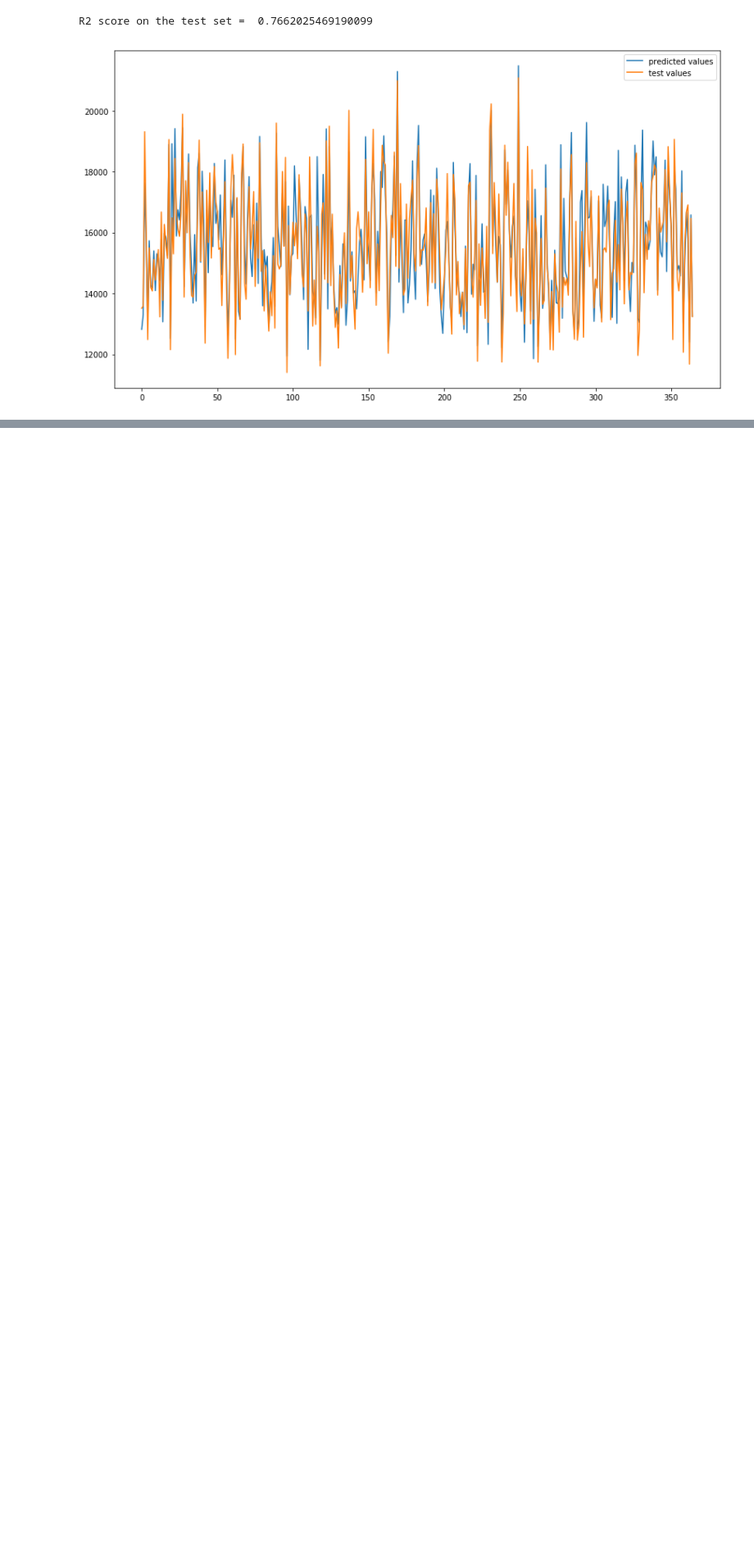
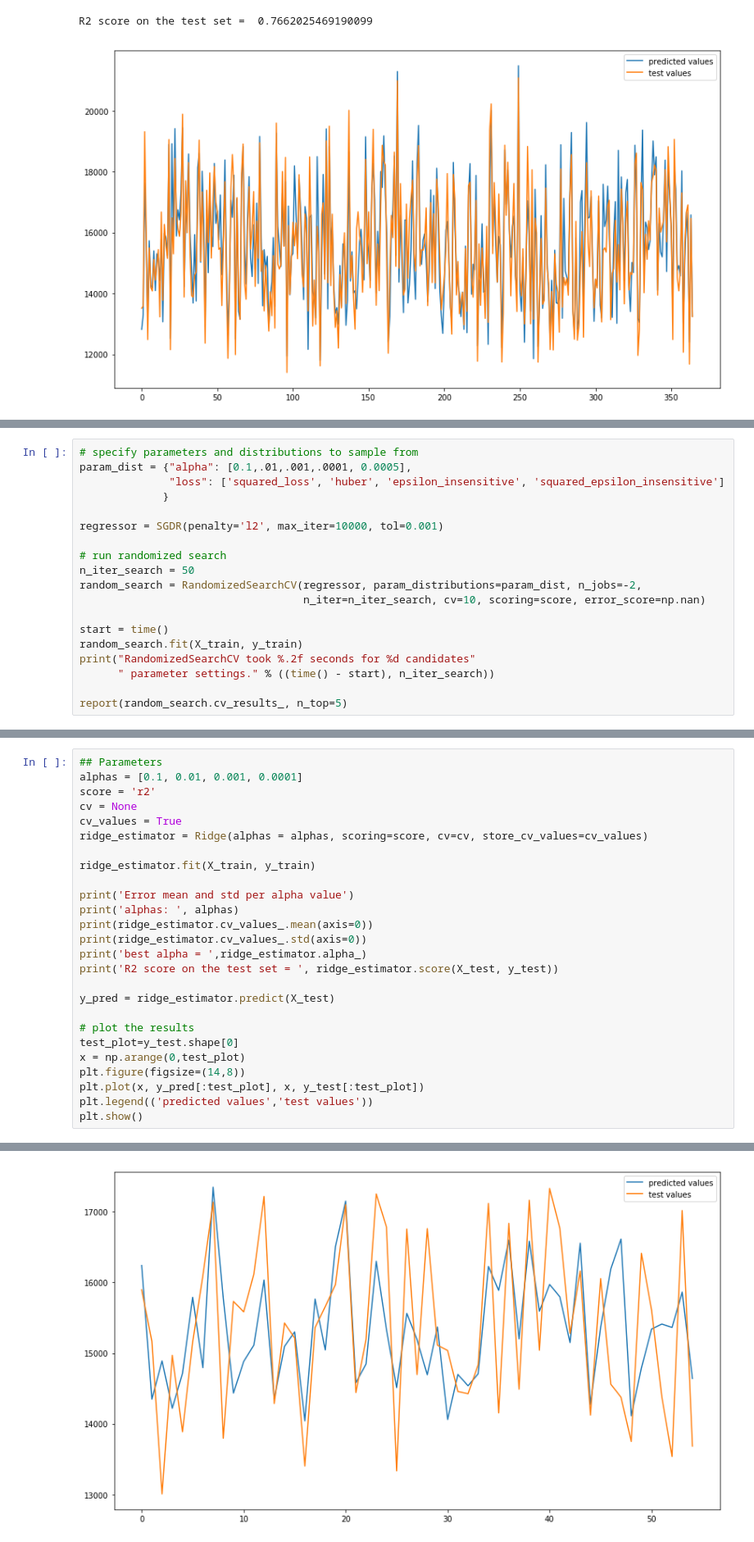
Before and after one commit to sgm1191/energy_consumption, a Jupyter notebook: ML_models.ipynb, the cells around one changed output, grey strips where cells are left out. Shown at 82% size. Cells and saved outputs as stored; diff of their text form; blank space fills up the shorter version.

```diff
--- a/ML_models.ipynb
+++ b/ML_models.ipynb
@@ -375,0 +479,19 @@ R2 score on the test set =  0.7662025469190099
+# %%
+# specify parameters and distributions to sample from
+param_dist = {"alpha": [0.1,.01,.001,.0001, 0.0005],
+              "loss": ['squared_loss', 'huber', 'epsilon_insensitive', 'squared_epsilon_insensitive']
+             }
+
+regressor = SGDR(penalty='l2', max_iter=10000, tol=0.001)
+
+# run randomized search
+n_iter_search = 50
+random_search = RandomizedSearchCV(regressor, param_distributions=param_dist, n_jobs=-2,
+                                   n_iter=n_iter_search, cv=10, scoring=score, error_score=np.nan)
+
+start = time()
+random_search.fit(X_train, y_train)
+print("RandomizedSearchCV took %.2f seconds for %d candidates"
+      " parameter settings." % ((time() - start), n_iter_search))
+
+report(random_search.cv_results_, n_top=5)
@@ -375,0 +521,27 @@ R2 score on the test set =  0.7662025469190099
+# %%
+## Parameters
+alphas = [0.1, 0.01, 0.001, 0.0001]
+score = 'r2'
+cv = None
+cv_values = True
+ridge_estimator = Ridge(alphas = alphas, scoring=score, cv=cv, store_cv_values=cv_values)
+
+ridge_estimator.fit(X_train, y_train)
+
+print('Error mean and std per alpha value')
+print('alphas: ', alphas)
+print(ridge_estimator.cv_values_.mean(axis=0))
+print(ridge_estimator.cv_values_.std(axis=0))
+print('best alpha = ',ridge_estimator.alpha_)
+print('R2 score on the test set = ', ridge_estimator.score(X_test, y_test))
+
+y_pred = ridge_estimator.predict(X_test)
+
+# plot the results
+test_plot=y_test.shape[0]
+x = np.arange(0,test_plot)
+plt.figure(figsize=(14,8))
+plt.plot(x, y_pred[:test_plot], x, y_test[:test_plot])
+plt.legend(('predicted values','test values'))
+plt.show()
+# %% [output]
@@ -375,0 +554 @@ R2 score on the test set =  0.7662025469190099
+[figure, added]
```
Also changed, not shown: parts of 21 cells of this notebook, 1 other file.
